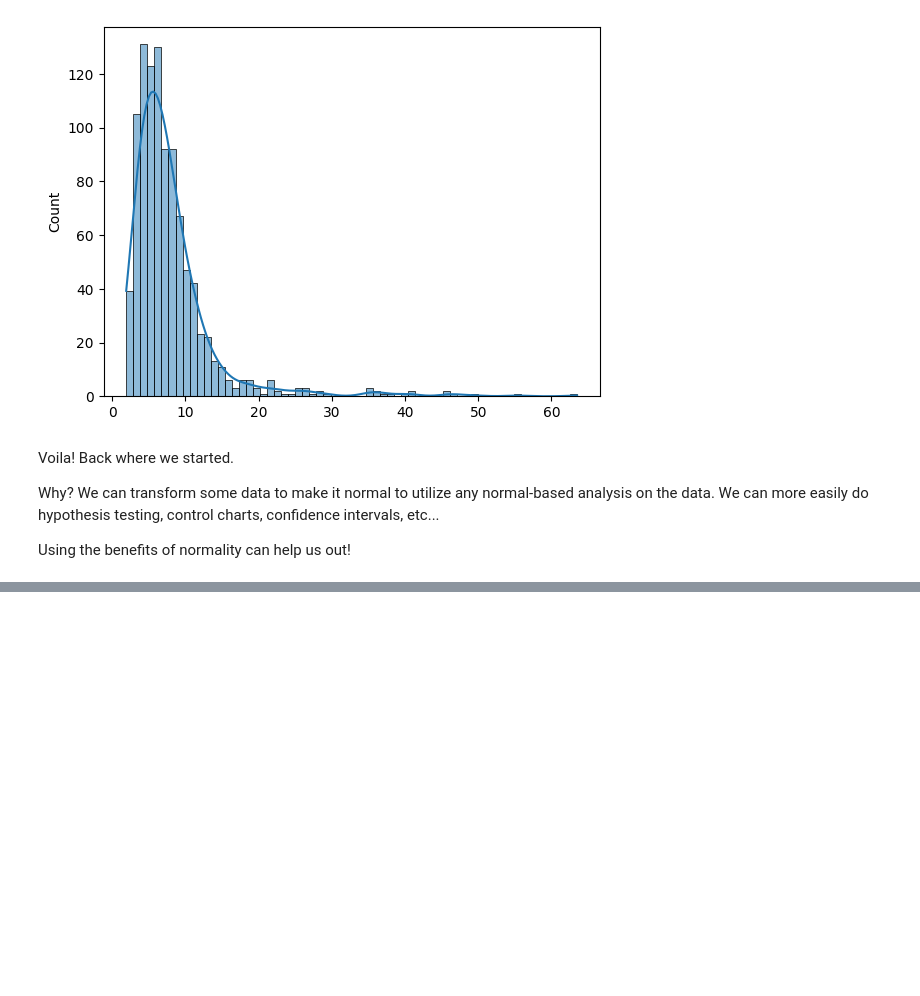
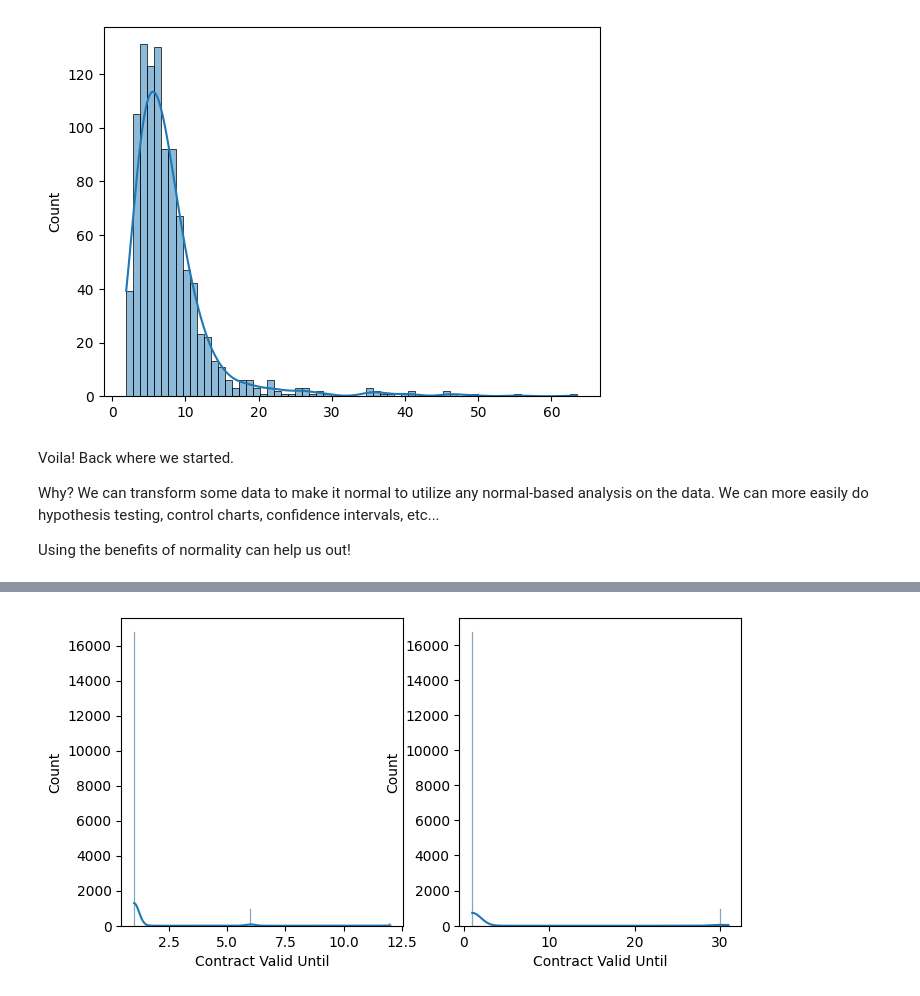
Before and after one commit to AkeemSemperDataScience/Basic_Stats_in_Python_Student_Repository, a Jupyter notebook: 028_Central_Limit_Theorem_sol.ipynb, the cells around one changed output, grey strips where cells are left out. Drawn from its saved outputs; the diff is of its cells as text; code cells hidden in the pictures; blank space fills up the shorter version.

```diff
--- a/028_Central_Limit_Theorem_sol.ipynb
+++ b/028_Central_Limit_Theorem_sol.ipynb
@@ -407,0 +530,12 @@ Using the benefits of normality can help us out!
+# %%
+dfImpute["Contract Valid Until"] = pd.to_datetime(dfImpute["Contract Valid Until"], format='%Y-%m-%d')
+fig, ax = plt.subplots(1, 2, figsize=(8, 4))
+months = dfImpute["Contract Valid Until"].dt.month
+days = dfImpute["Contract Valid Until"].dt.day
+sns.histplot(months, kde=True, ax=ax[0])
+sns.histplot(days, kde=True, ax=ax[1])
+dfImpute["Contract Valid Until"] = dfImpute["Contract Valid Until"].dt.year
+dfImpOrig = dfImpute.copy()
+dfImpute["Contract Valid Until"] = dfImpute["Contract Valid Until"].astype("Int64")
+# %% [output]
+[figure, added]
```
Also changed, not shown: parts of 58 cells of this notebook, 2 other files.
